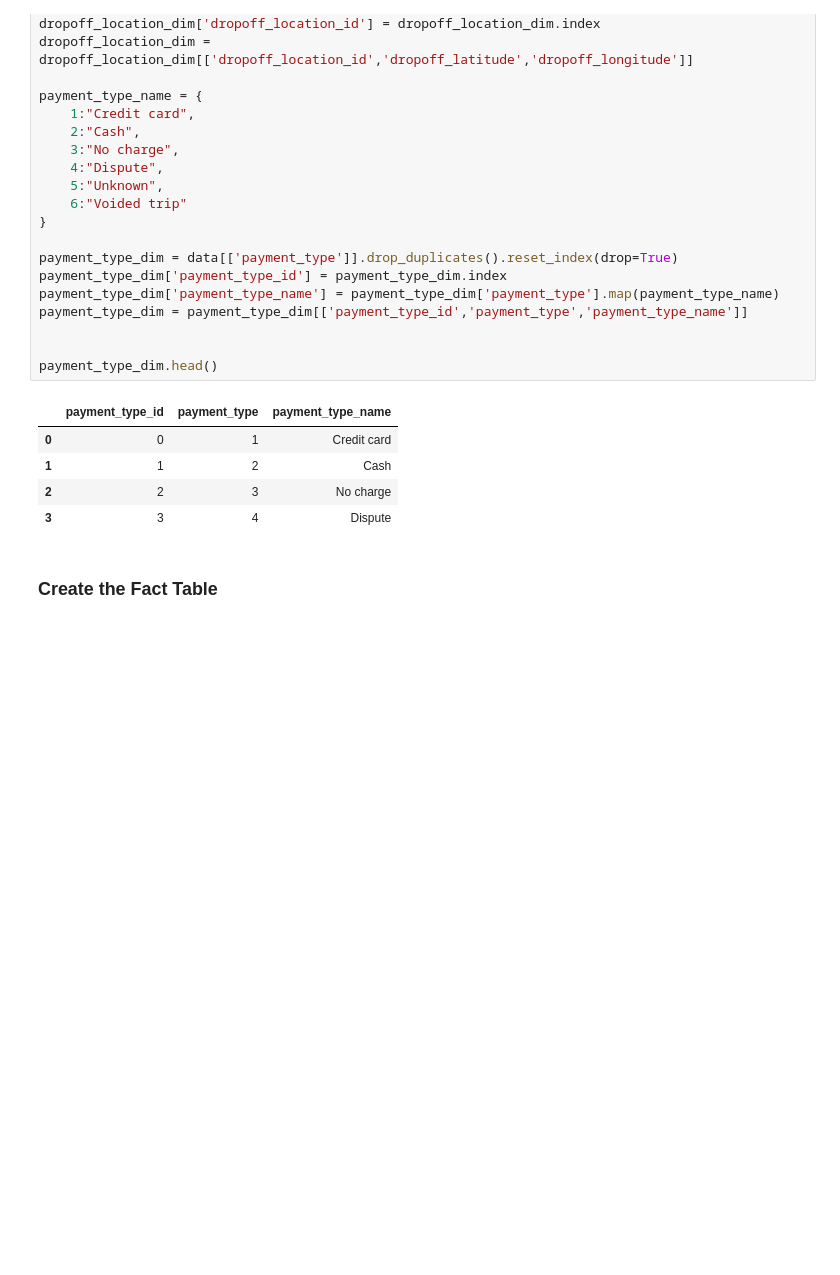
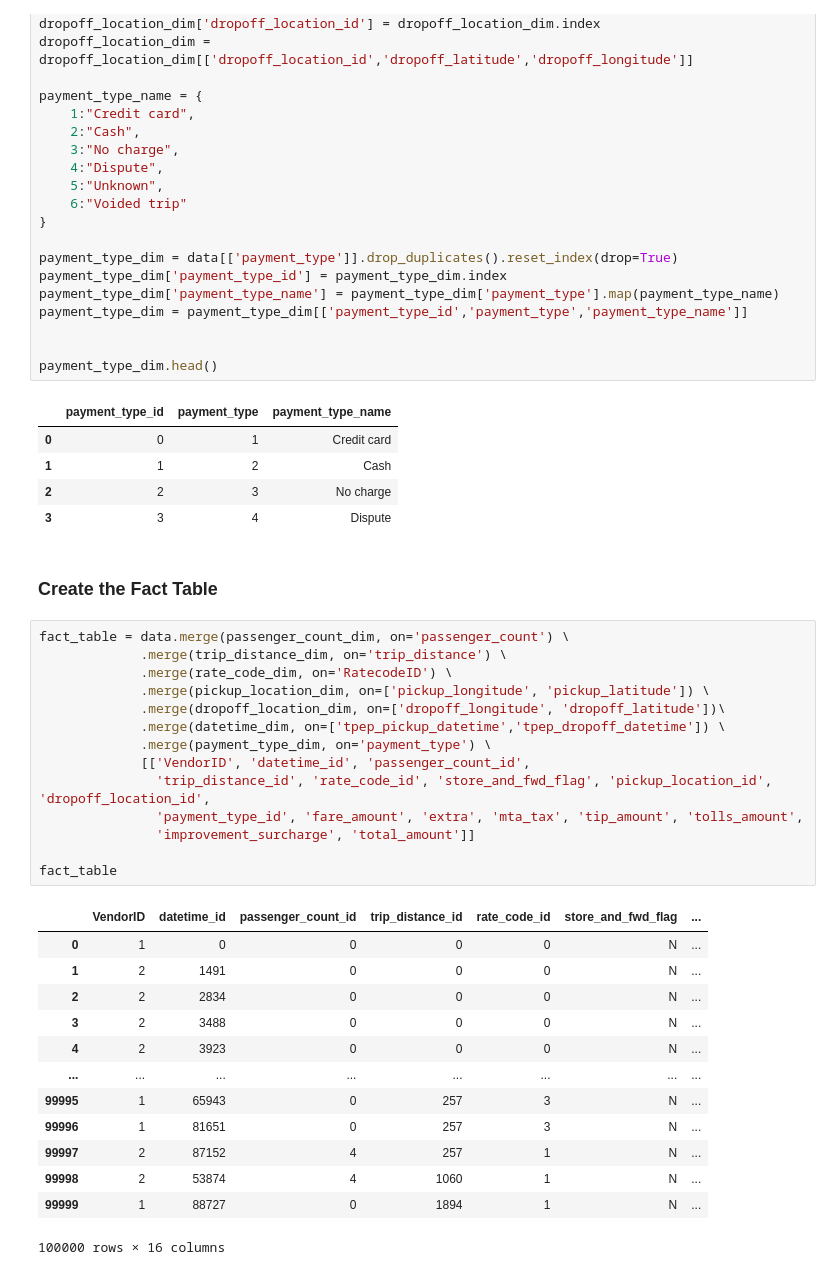
Before and after one commit to mashahin/Data-Engineering, a Jupyter notebook: etl_uber/uber_data_analytics.ipynb, the cells around one changed output. Cells and saved outputs as stored; diff of their text form; blank space fills up the shorter version.

Commit message:
add fact table

```diff
--- a/etl_uber/uber_data_analytics.ipynb
+++ b/etl_uber/uber_data_analytics.ipynb
@@ -198,3 +198,31 @@ payment_type_dim.head()
 | 3 | 3 | 4 | Dispute |
 # %% [markdown]
 ### Create the Fact Table
+# %%
+fact_table = data.merge(passenger_count_dim, on='passenger_count') \
+             .merge(trip_distance_dim, on='trip_distance') \
+             .merge(rate_code_dim, on='RatecodeID') \
+             .merge(pickup_location_dim, on=['pickup_longitude', 'pickup_latitude']) \
+             .merge(dropoff_location_dim, on=['dropoff_longitude', 'dropoff_latitude'])\
+             .merge(datetime_dim, on=['tpep_pickup_datetime','tpep_dropoff_datetime']) \
+             .merge(payment_type_dim, on='payment_type') \
+             [['VendorID', 'datetime_id', 'passenger_count_id',
+               'trip_distance_id', 'rate_code_id', 'store_and_fwd_flag', 'pickup_location_id', 'dropoff_location_id',
+               'payment_type_id', 'fare_amount', 'extra', 'mta_tax', 'tip_amount', 'tolls_amount',
+               'improvement_surcharge', 'total_amount']]
+
+fact_table
+# %% [output]
+|  | VendorID | datetime_id | passenger_count_id | trip_distance_id | rate_code_id | store_and_fwd_flag | ... |
+| 0 | 1 | 0 | 0 | 0 | 0 | N | ... |
+| 1 | 2 | 1491 | 0 | 0 | 0 | N | ... |
+| 2 | 2 | 2834 | 0 | 0 | 0 | N | ... |
+| 3 | 2 | 3488 | 0 | 0 | 0 | N | ... |
+| 4 | 2 | 3923 | 0 | 0 | 0 | N | ... |
+| ... | ... | ... | ... | ... | ... | ... | ... |
+| 99995 | 1 | 65943 | 0 | 257 | 3 | N | ... |
+| 99996 | 1 | 81651 | 0 | 257 | 3 | N | ... |
+| 99997 | 2 | 87152 | 4 | 257 | 1 | N | ... |
+| 99998 | 2 | 53874 | 4 | 1060 | 1 | N | ... |
+| 99999 | 1 | 88727 | 0 | 1894 | 1 | N | ... |
+100000 rows × 16 columns
```
